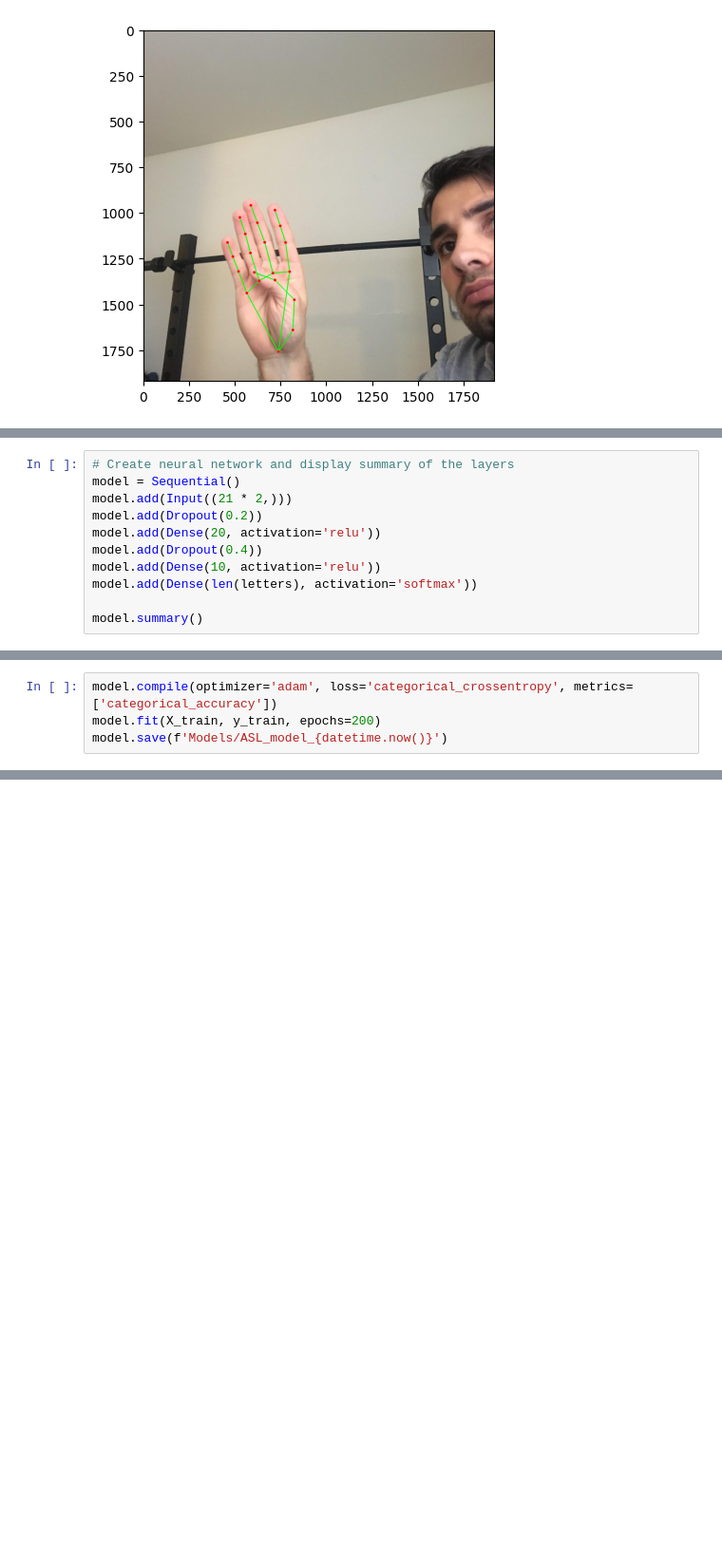
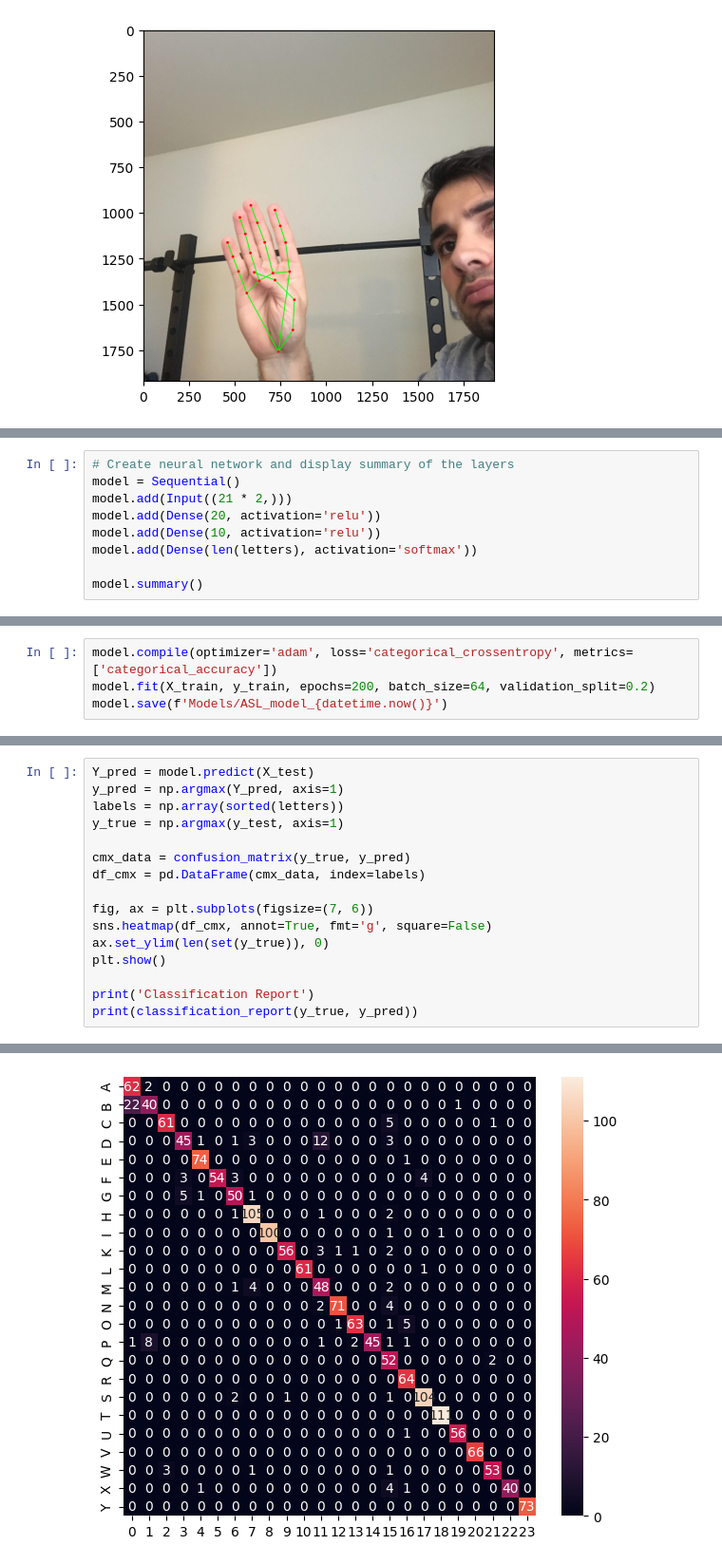
Before and after one commit to mpuskar2/ASLAssistant, a Jupyter notebook: model/main.ipynb, the cells around one changed output, grey strips where cells are left out. Shown at 95% size. Cells and saved outputs as stored; diff of their text form; blank space fills up the shorter version.

Commit message:
adjusted model and got it to 90% accuracy and displayed confusion matrix

```diff
--- a/model/main.ipynb
+++ b/model/main.ipynb
@@ -95,9 +104,7 @@ X_train, X_test, y_train, y_test = train_test_split(X, y, test_size=0.2, random_
 # Create neural network and display summary of the layers
 model = Sequential()
 model.add(Input((21 * 2,)))
-model.add(Dropout(0.2))
 model.add(Dense(20, activation='relu'))
-model.add(Dropout(0.4))
 model.add(Dense(10, activation='relu'))
 model.add(Dense(len(letters), activation='softmax'))
 
@@ -124,7 +127,7 @@ Non-trainable params: 0 (0.00 Byte)
 _________________________________________________________________
 # %%
 model.compile(optimizer='adam', loss='categorical_crossentropy', metrics=['categorical_accuracy'])
-model.fit(X_train, y_train, epochs=200)
+model.fit(X_train, y_train, epochs=200, batch_size=64, validation_split=0.2)
 model.save(f'Models/ASL_model_{datetime.now()}')
 # %% [output]
 Epoch 1/200
@@ -147,0 +151,17 @@ INFO:tensorflow:Assets written to: Models/ASL_model_2024-01-02 18:24:06.009318/a
+# %%
+Y_pred = model.predict(X_test)
+y_pred = np.argmax(Y_pred, axis=1)
+labels = np.array(sorted(letters))
+y_true = np.argmax(y_test, axis=1)
+
+cmx_data = confusion_matrix(y_true, y_pred)
+df_cmx = pd.DataFrame(cmx_data, index=labels)
+
+fig, ax = plt.subplots(figsize=(7, 6))
+sns.heatmap(df_cmx, annot=True, fmt='g', square=False)
+ax.set_ylim(len(set(y_true)), 0)
+plt.show()
+
+print('Classification Report')
+print(classification_report(y_true, y_pred))
+# %% [output]
@@ -147,0 +169 @@ INFO:tensorflow:Assets written to: Models/ASL_model_2024-01-02 18:24:06.009318/a
+[figure, added]
```
Also changed, not shown: parts of 6 cells of this notebook.
